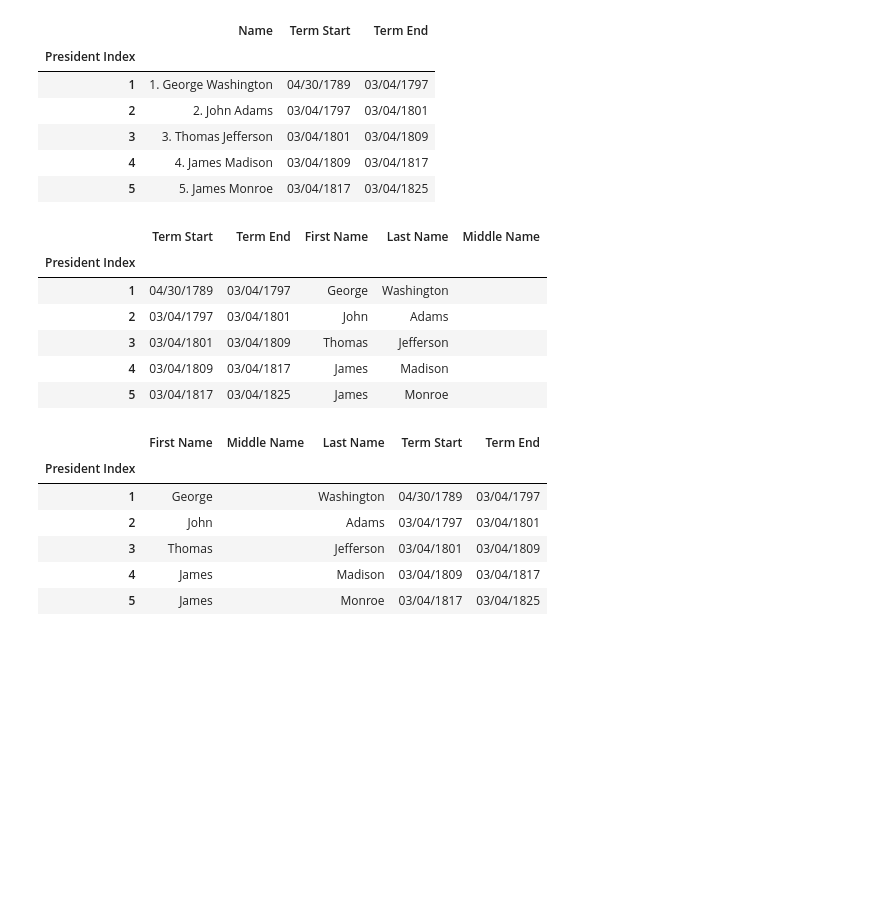
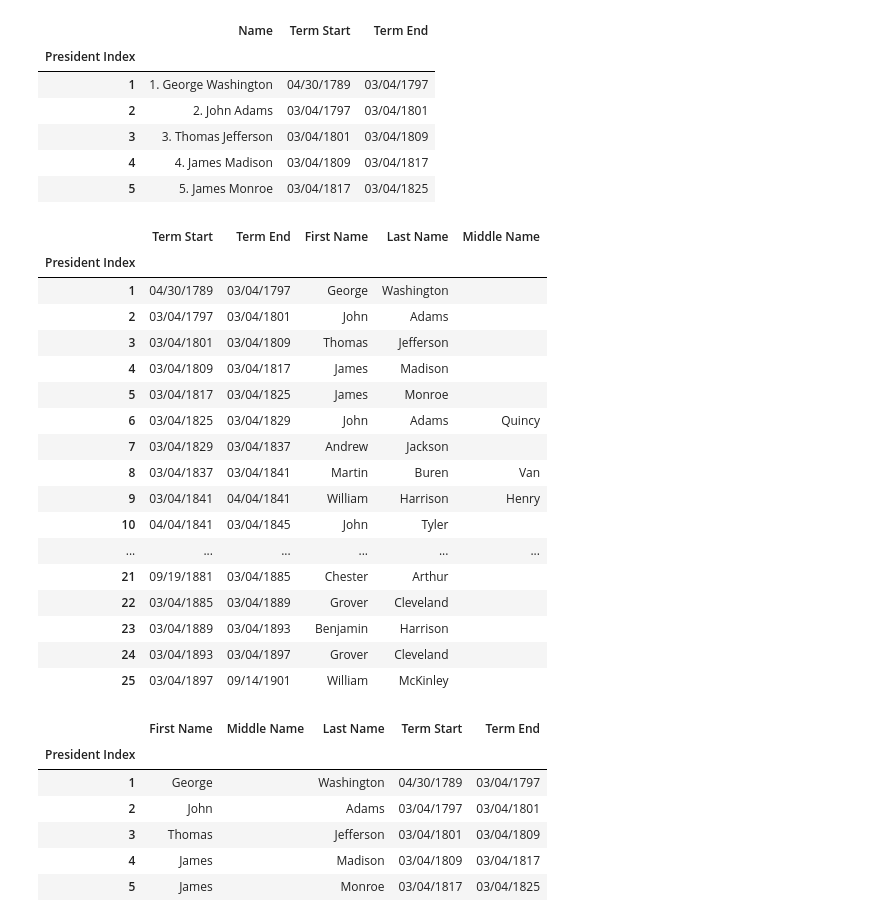
Before and after one commit to BrennanStopnik/401_work, a Jupyter notebook: 6_12.ipynb, the cells around one changed output. Drawn from its saved outputs; the diff is of its cells as text; code cells hidden in the pictures; blank space fills up the shorter version.

```diff
--- a/6_12.ipynb
+++ b/6_12.ipynb
@@ -269,24 +269,35 @@ pres.head()
 # %%
 # 3) Create columns first name, middle name, last name. If they don't have a a middle name, leave it blank
 
 
 pres['Name'] = pres['Name'].str.split(' ').tolist()
 pres['First Name'] = [str(i[1]) for i in pres['Name']]
 pres['Last Name'] = [str(i[-1]) for i in pres['Name']]
 pres['Name'] = [i[2:-1] if len(i) > 1 else '' for i in pres['Name']]
 pres['Middle Name'] = [' '.join(i) for i in pres['Name']]
 pres = pres.drop(['Name'], axis = 1)
 
 
-pres.head()
+pres.head(25)
 # %% [output]
 |  | Term Start | Term End | First Name | Last Name | Middle Name |
 | President Index |  |  |  |  |  |
 | 1 | 04/30/1789 | 03/04/1797 | George | Washington |  |
 | 2 | 03/04/1797 | 03/04/1801 | John | Adams |  |
 | 3 | 03/04/1801 | 03/04/1809 | Thomas | Jefferson |  |
 | 4 | 03/04/1809 | 03/04/1817 | James | Madison |  |
 | 5 | 03/04/1817 | 03/04/1825 | James | Monroe |  |
+| 6 | 03/04/1825 | 03/04/1829 | John | Adams | Quincy |
+| 7 | 03/04/1829 | 03/04/1837 | Andrew | Jackson |  |
+| 8 | 03/04/1837 | 03/04/1841 | Martin | Buren | Van |
+| 9 | 03/04/1841 | 04/04/1841 | William | Harrison | Henry |
+| 10 | 04/04/1841 | 03/04/1845 | John | Tyler |  |
+| ... | ... | ... | ... | ... | ... |
+| 21 | 09/19/1881 | 03/04/1885 | Chester | Arthur |  |
+| 22 | 03/04/1885 | 03/04/1889 | Grover | Cleveland |  |
+| 23 | 03/04/1889 | 03/04/1893 | Benjamin | Harrison |  |
+| 24 | 03/04/1893 | 03/04/1897 | Grover | Cleveland |  |
+| 25 | 03/04/1897 | 09/14/1901 | William | McKinley |  |
 # %%
 # %% [output]
 |  | First Name | Middle Name | Last Name | Term Start | Term End |
```
Also changed, not shown: parts of 2 cells of this notebook, 4 other files.
